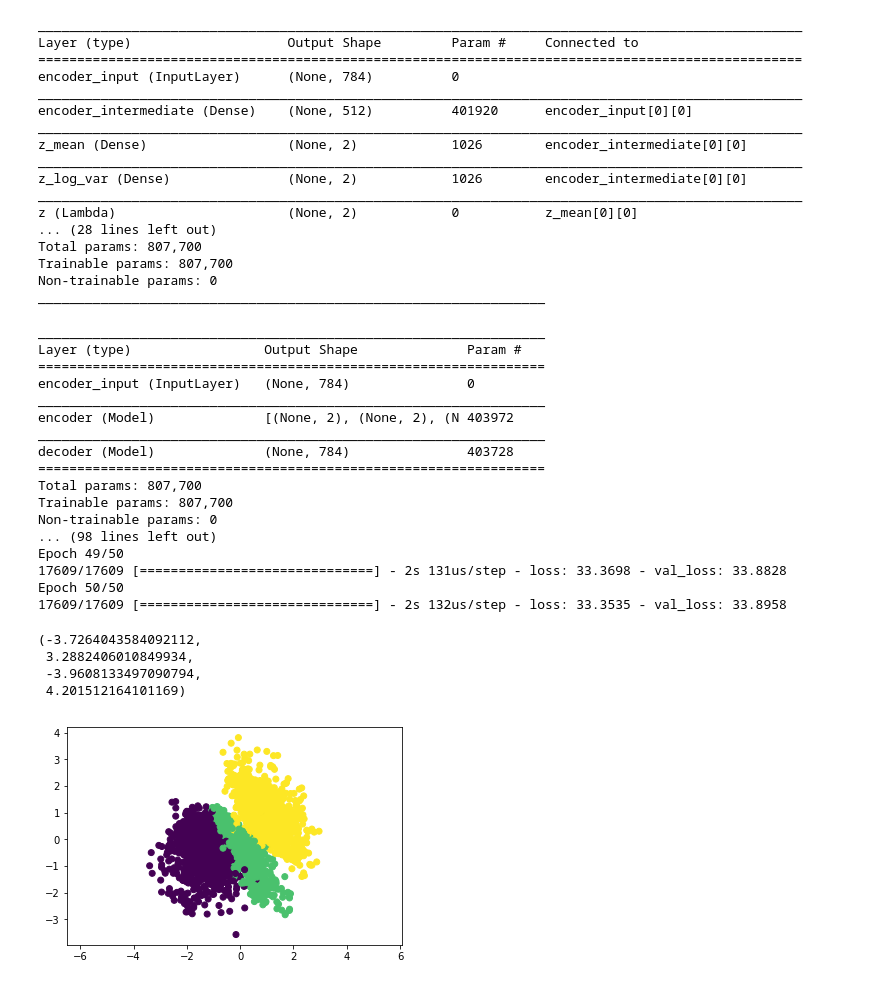
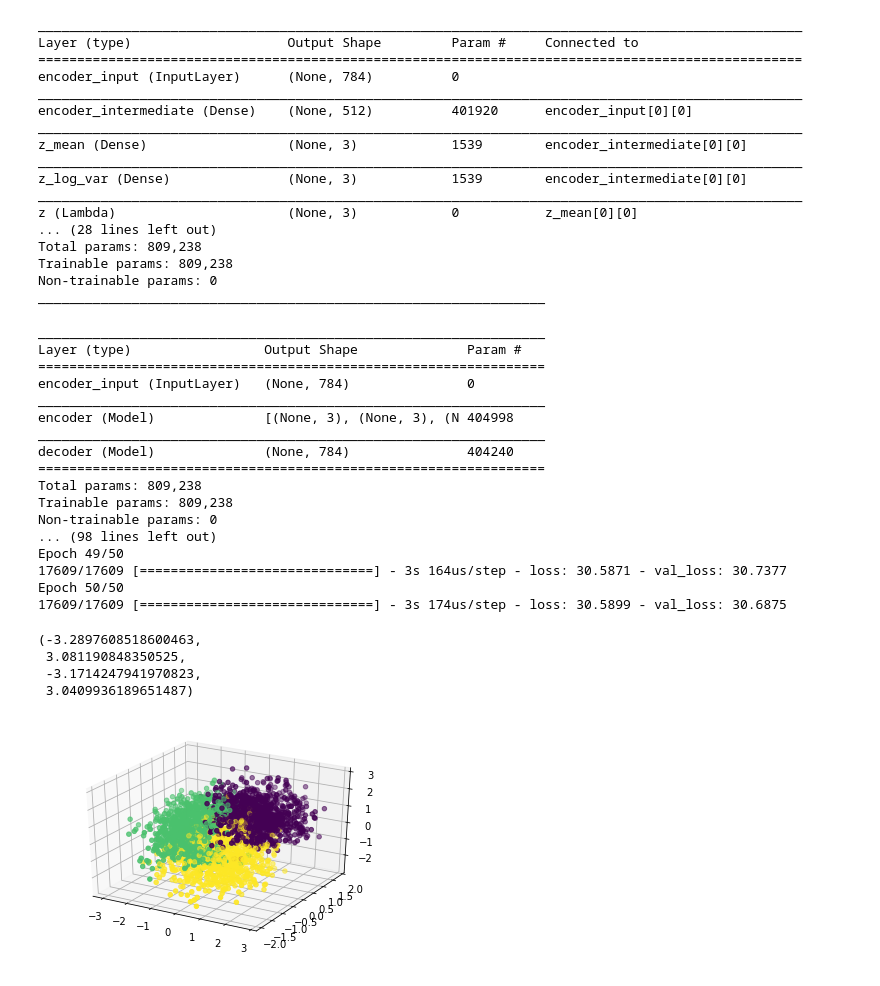
Before and after one commit to QingyuZhao/TruncatedGaussianMixtureVAE, a Jupyter notebook: mnist_3.ipynb, the cells around one changed output. Saved outputs shown, nothing was run; the diff lists cells and outputs as text; code cells hidden in the pictures.

Commit message:
conventional vae 3d latent space

```diff
--- a/mnist_3.ipynb
+++ b/mnist_3.ipynb
@@ -106,10 +106,10 @@ x_test = np.reshape(x_test, [-1, original_dim])
 x_train = x_train.astype('float32') / 255
 x_test = x_test.astype('float32') / 255
 
-idx_train = (y_train == 0) | (y_train == 5) | (y_train == 7)
+idx_train = (y_train == 0) | (y_train == 5) | (y_train == 7) #| (np.random.rand(y_train.shape[0]) < 0.01)
 x_train = x_train[idx_train,:]
 y_train = y_train[idx_train]
-idx_test = (y_test == 0) | (y_test == 5) |(y_test == 7)
+idx_test = (y_test == 0) | (y_test == 5) |(y_test == 7) #| (np.random.rand(y_test.shape[0]) < 0.01)
 x_test = x_test[idx_test,:]
 y_test = y_test[idx_test]
 
@@ -117,7 +117,7 @@ y_test = y_test[idx_test]
 input_shape = (original_dim, )
 intermediate_dim = 512
 batch_size = 128
-latent_dim = 2
+latent_dim = 3
 cat_dim = 1
 epochs = 50
 
@@ -158,14 +158,14 @@ encoder_input (InputLayer)      (None, 784)          0
 __________________________________________________________________________________________________
 encoder_intermediate (Dense)    (None, 512)          401920      encoder_input[0][0]
 __________________________________________________________________________________________________
-z_mean (Dense)                  (None, 2)            1026        encoder_intermediate[0][0]
+z_mean (Dense)                  (None, 3)            1539        encoder_intermediate[0][0]
 __________________________________________________________________________________________________
-z_log_var (Dense)               (None, 2)            1026        encoder_intermediate[0][0]
+z_log_var (Dense)               (None, 3)            1539        encoder_intermediate[0][0]
 __________________________________________________________________________________________________
-z (Lambda)                      (None, 2)            0           z_mean[0][0]
+z (Lambda)                      (None, 3)            0           z_mean[0][0]
 ... (28 lines left out)
-Total params: 807,700
-Trainable params: 807,700
+Total params: 809,238
+Trainable params: 809,238
 Non-trainable params: 0
 _________________________________________________________________
 # %%
@@ -197,25 +197,29 @@ Layer (type)                 Output Shape              Param #
 =================================================================
 encoder_input (InputLayer)   (None, 784)               0
 _________________________________________________________________
-encoder (Model)              [(None, 2), (None, 2), (N 403972
+encoder (Model)              [(None, 3), (None, 3), (N 404998
 _________________________________________________________________
-decoder (Model)              (None, 784)               403728
+decoder (Model)              (None, 784)               404240
 =================================================================
-Total params: 807,700
-Trainable params: 807,700
+Total params: 809,238
+Trainable params: 809,238
 Non-trainable params: 0
 ... (98 lines left out)
 Epoch 49/50
-17609/17609 [==============================] - 2s 131us/step - loss: 33.3698 - val_loss: 33.8828
+17609/17609 [==============================] - 3s 164us/step - loss: 30.5871 - val_loss: 30.7377
 Epoch 50/50
-17609/17609 [==============================] - 2s 132us/step - loss: 33.3535 - val_loss: 33.8958
+17609/17609 [==============================] - 3s 174us/step - loss: 30.5899 - val_loss: 30.6875
 # %%
+from mpl_toolkits.mplot3d import Axes3D
 [z_mean, z_log_var, z] = encoder.predict(x_test,batch_size=batch_size)
-plt.scatter(z_mean[:, 0], z_mean[:, 1], c=y_test)
-plt.axis('equal')
+
+fig = plt.figure()
+ax = fig.add_subplot(111, projection='3d')
+ax.scatter(z_mean[:, 0], z_mean[:, 1],z_mean[:,2], c=y_test)
+ax.axis('equal')
 # %% [output]
-(-3.7264043584092112,
- 3.2882406010849934,
- -3.9608133497090794,
- 4.201512164101169)
+(-3.2897608518600463,
+ 3.081190848350525,
+ -3.1714247941970823,
+ 3.0409936189651487)
-[figure, old version]
+[figure, new version]
```
